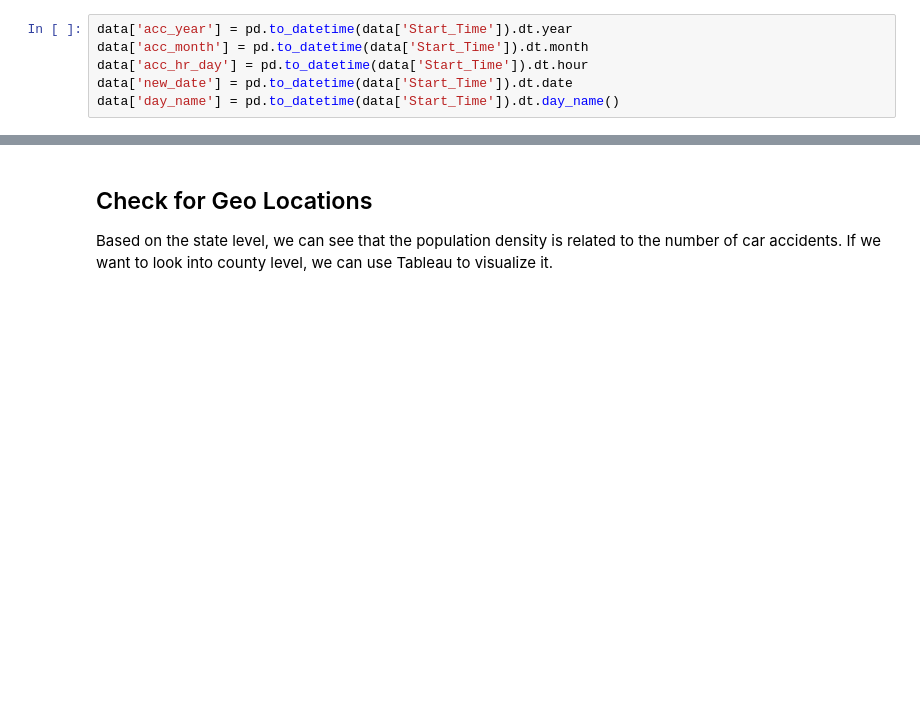
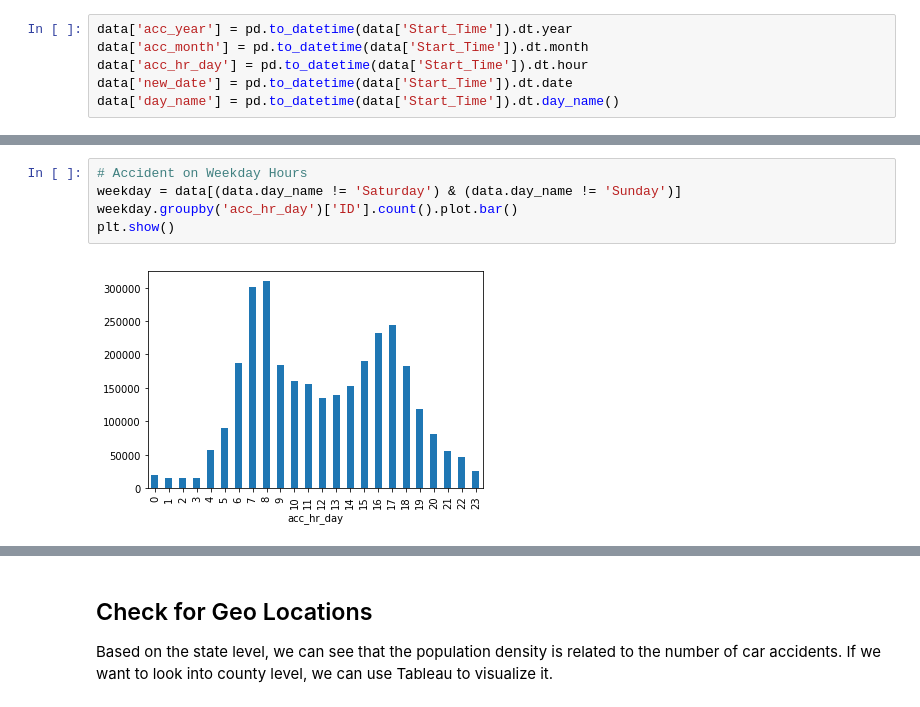
Before and after one commit to LuoDanqi/Capstone_Car_Accident, a Jupyter notebook: EDA/EDA_Traffic_Data.ipynb, the cells around one changed output, grey strips where cells are left out. Saved outputs shown, nothing was run; the diff lists cells and outputs as text; blank space fills up the shorter version.

```diff
--- a/EDA/EDA_Traffic_Data.ipynb
+++ b/EDA/EDA_Traffic_Data.ipynb
@@ -153,3 +153,10 @@ fig.update_layout(title_text='Accident on Different Hour',margin = dict(t=80, l=
 fig.show()
 # %% [output]
 [interactive output not drawn]
+# %%
+# Accident on Weekday Hours
+weekday = data[(data.day_name != 'Saturday') & (data.day_name != 'Sunday')]
+weekday.groupby('acc_hr_day')['ID'].count().plot.bar()
+plt.show()
+# %% [output]
+[figure, added]
```
Also changed, not shown: parts of 13 cells of this notebook.
